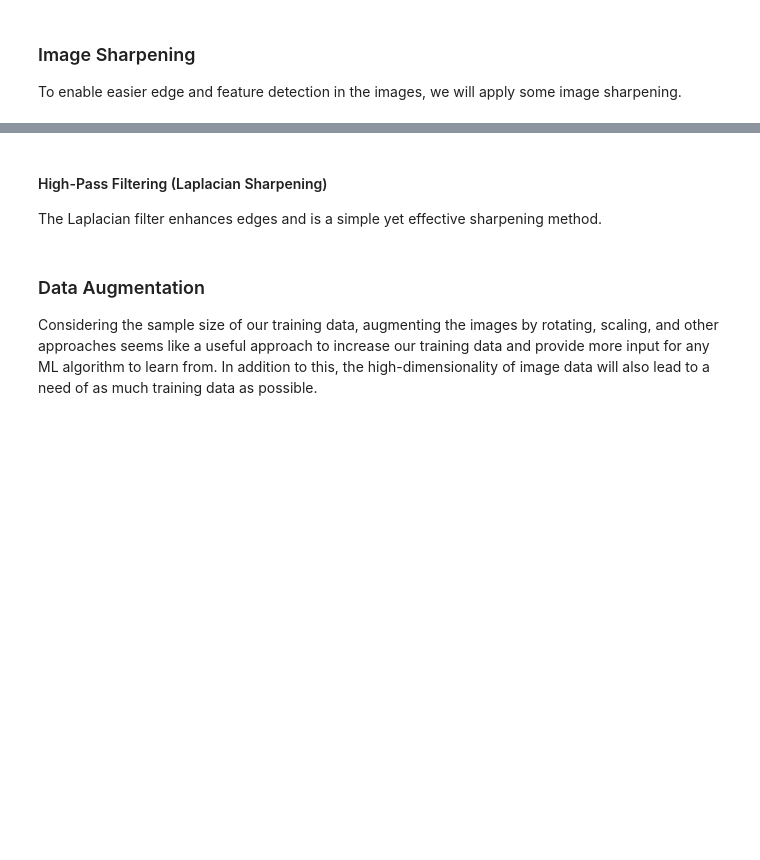
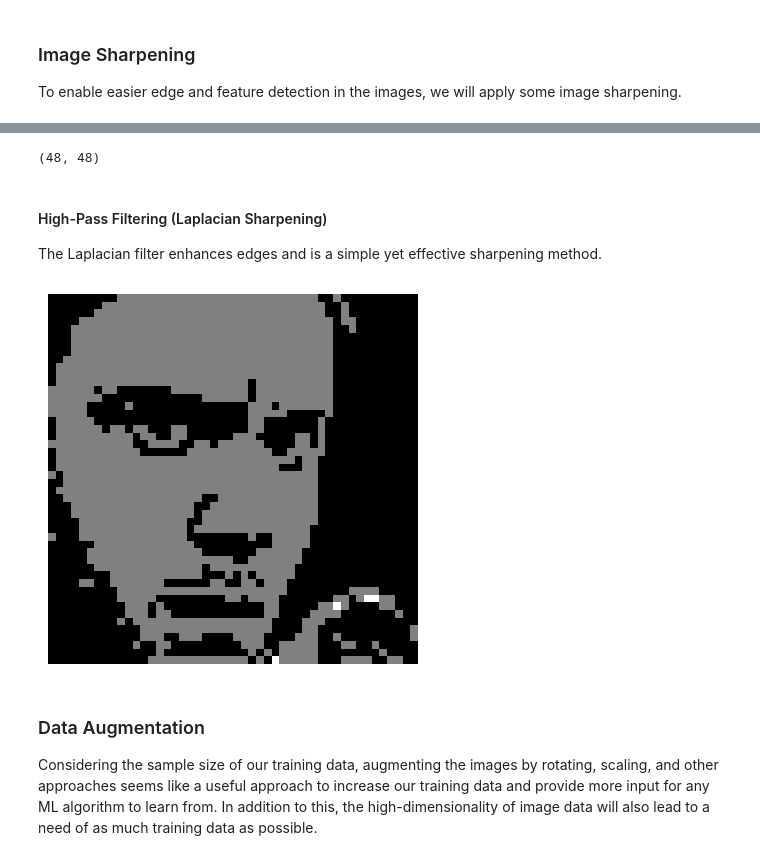
Before and after one commit to felix-rosenberger/image-classification, a Jupyter notebook: Image_Classification.ipynb, the cells around one changed output, grey strips where cells are left out. Cells and saved outputs as stored; diff of their text form; code cells hidden in the pictures; blank space fills up the shorter version.

```diff
--- a/Image_Classification.ipynb
+++ b/Image_Classification.ipynb
@@ -248,28 +256,57 @@ A sharpening technique that enhances edges and fine details.
+# %%
+from skimage.filters import unsharp_mask
+
+image = train[0]
+result_1 = unsharp_mask(image, radius=1, # sigma for gaussian filer
+                        amount=1, # amplification of filtering
+                        preserve_range=True) # preserve original value range
+result_2 = unsharp_mask(image, radius=5, amount=2, preserve_range=True)
+result_3 = unsharp_mask(image, radius=20, amount=1, preserve_range=True)
+
+fig, axes = plt.subplots(nrows=2, ncols=2,
+                         sharex=True, sharey=True, figsize=(10, 10))
+ax = axes.ravel()
+
+ax[0].imshow(image, cmap=plt.cm.gray)
+ax[0].set_title('Original image')
+ax[1].imshow(result_1, cmap=plt.cm.gray)
+ax[1].set_title('Enhanced image, radius=1, amount=1.0')
+ax[2].imshow(result_2, cmap=plt.cm.gray)
+ax[2].set_title('Enhanced image, radius=5, amount=2.0')
+ax[3].imshow(result_3, cmap=plt.cm.gray)
+ax[3].set_title('Enhanced image, radius=20, amount=1.0')
+
+for a in ax:
+    a.axis('off')
+fig.tight_layout()
+plt.show()
+# %% [output]
+(48, 48)
 # %% [markdown]
 #### High-Pass Filtering (Laplacian Sharpening)
 The Laplacian filter enhances edges and is a simple yet effective sharpening method.
 # %%
-# import cv2
+import cv2
 
-# def laplacian_sharpen(image):
-#     # Apply Laplacian filter for edge enhancement
-#     laplacian = cv2.Laplacian(image, cv2.CV_64F)
+def laplacian_sharpen(image):
+    # Apply Laplacian filter for edge enhancement
+    laplacian = cv2.Laplacian(image, cv2.CV_64F)
 
-#     # Convert back to uint8 and ensure pixel values are in the valid range [0, 255]
-#     sharpened_image = cv2.convertScaleAbs(image - laplacian)
+    # Convert back to uint8 and ensure pixel values are in the valid range [0, 255]
+    sharpened_image = cv2.convertScaleAbs(image - laplacian)
 
-#     return sharpened_image
+    return sharpened_image
 
-# # Load your image (replace 'your_image_path' with the actual file path)
-# image = cv2.imread('your_image_path', cv2.IMREAD_GRAYSCALE)
+image = train[0]
 
-# # Apply Laplacian sharpening
-# sharpened_image = laplacian_sharpen(image)
+# Apply Laplacian sharpening
+sharpened_image = laplacian_sharpen(image)
 
-# # Display the sharpened image (you can use your preferred visualization method)
-# cv2.imshow('Sharpened Image', sharpened_image)
-# cv2.waitKey(0)
-# cv2.destroyAllWindows()
+plt.imshow(sharpened_image, cmap='gray')
+plt.axis('off')  # Turn off axis labels
+plt.show()
+# %% [output]
+[figure, added]
 # %% [markdown]
 ### Data Augmentation
 Considering the sample size of our training data, augmenting the images by rotating, scaling, and other approaches seems like a useful approach to increase our training data and provide more input for any ML algorithm to learn from. In addition to this, the high-dimensionality of image data will also lead to a need of as much training data as possible.
```
Also changed, not shown: parts of 10 cells of this notebook.
